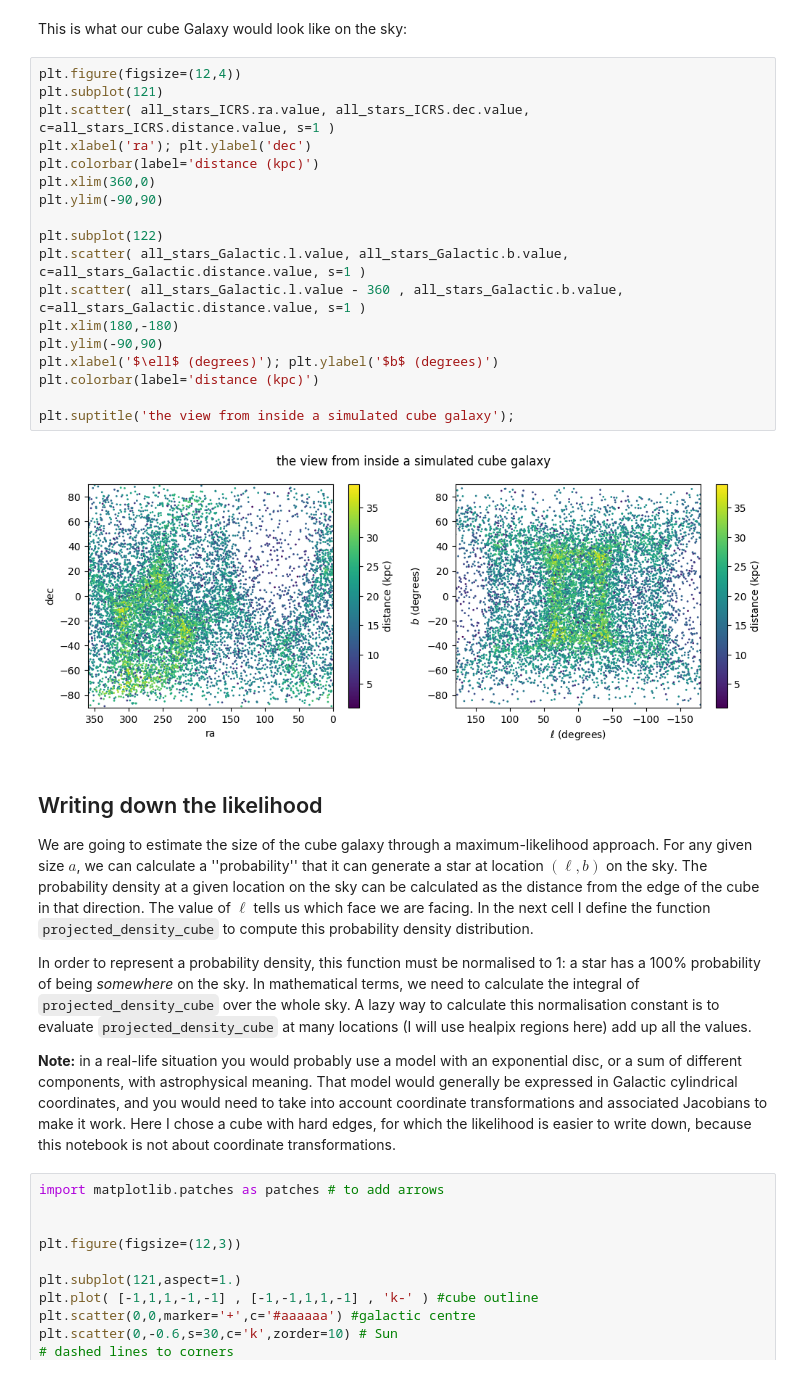
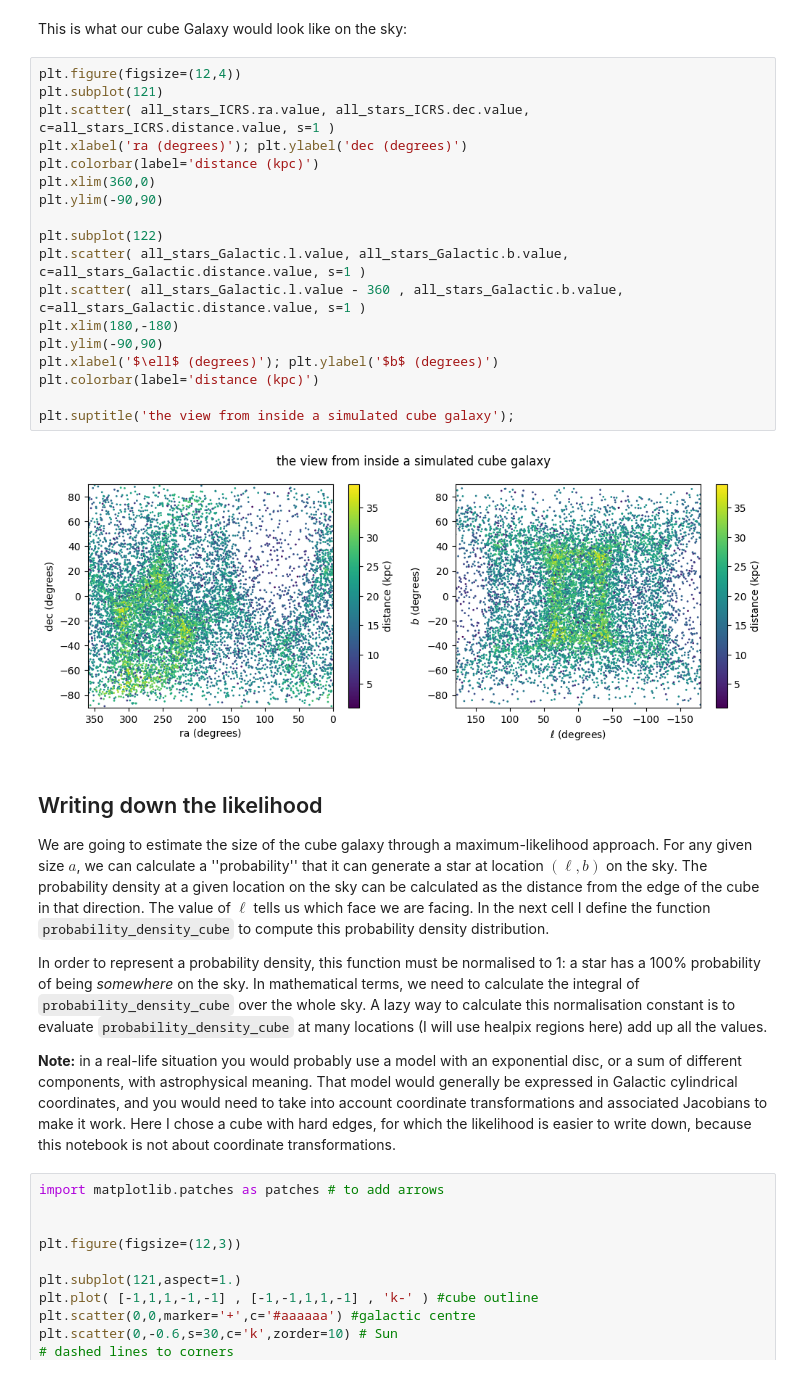
Before and after one commit to gaia-unlimited/gaiaunlimited, a Jupyter notebook: docs/notebooks/cube_galaxy_sky.ipynb, the cells around one changed output. Cells and saved outputs as stored; diff of their text form.

```diff
--- a/docs/notebooks/cube_galaxy_sky.ipynb
+++ b/docs/notebooks/cube_galaxy_sky.ipynb
@@ -90,29 +90,29 @@ This is what our cube Galaxy would look like on the sky:
 # %%
 plt.figure(figsize=(12,4))
 plt.subplot(121)
 plt.scatter( all_stars_ICRS.ra.value, all_stars_ICRS.dec.value, c=all_stars_ICRS.distance.value, s=1 )
-plt.xlabel('ra'); plt.ylabel('dec')
+plt.xlabel('ra (degrees)'); plt.ylabel('dec (degrees)')
 plt.colorbar(label='distance (kpc)')
 plt.xlim(360,0)
 plt.ylim(-90,90)
 
 plt.subplot(122)
 plt.scatter( all_stars_Galactic.l.value, all_stars_Galactic.b.value, c=all_stars_Galactic.distance.value, s=1 )
 plt.scatter( all_stars_Galactic.l.value - 360 , all_stars_Galactic.b.value, c=all_stars_Galactic.distance.value, s=1 )
 plt.xlim(180,-180)
 plt.ylim(-90,90)
 plt.xlabel('$\ell$ (degrees)'); plt.ylabel('$b$ (degrees)')
 plt.colorbar(label='distance (kpc)')
 
 plt.suptitle('the view from inside a simulated cube galaxy');
 # %% [output]
-[figure, old version]
+[figure, new version]
 # %% [markdown]
 ## Writing down the likelihood
 
-We are going to estimate the size of the cube galaxy through a maximum-likelihood approach. For any given size $a$, we can calculate a ''probability'' that it can generate a star at location $(\ell,b)$ on the sky. The probability density at a given location on the sky can be calculated as the distance from the edge of the cube in that direction. The value of $\ell$ tells us which face we are facing. In the next cell I define the function `projected_density_cube` to compute this probability density distribution.
+We are going to estimate the size of the cube galaxy through a maximum-likelihood approach. For any given size $a$, we can calculate a ''probability'' that it can generate a star at location $(\ell,b)$ on the sky. The probability density at a given location on the sky can be calculated as the distance from the edge of the cube in that direction. The value of $\ell$ tells us which face we are facing. In the next cell I define the function `probability_density_cube` to compute this probability density distribution.
 
-In order to represent a probability density, this function must be normalised to 1: a star has a 100% probability of being *somewhere* on the sky. In mathematical terms, we need to calculate the integral of `projected_density_cube` over the whole sky. A lazy way to calculate this normalisation constant is to evaluate `projected_density_cube` at many locations (I will use healpix regions here) add up all the values.
+In order to represent a probability density, this function must be normalised to 1: a star has a 100% probability of being *somewhere* on the sky. In mathematical terms, we need to calculate the integral of `probability_density_cube` over the whole sky. A lazy way to calculate this normalisation constant is to evaluate `probability_density_cube` at many locations (I will use healpix regions here) add up all the values.
 
 **Note:** in a real-life situation you would probably use a model with an exponential disc, or a sum of different components, with astrophysical meaning. That model would generally be expressed in Galactic cylindrical coordinates, and you would need to take into account coordinate transformations and associated Jacobians to make it work. Here I chose a cube with hard edges, for which the likelihood is easier to write down, because this notebook is not about coordinate transformations.
 # %%
```
Also changed, not shown: parts of 3 cells of this notebook.
